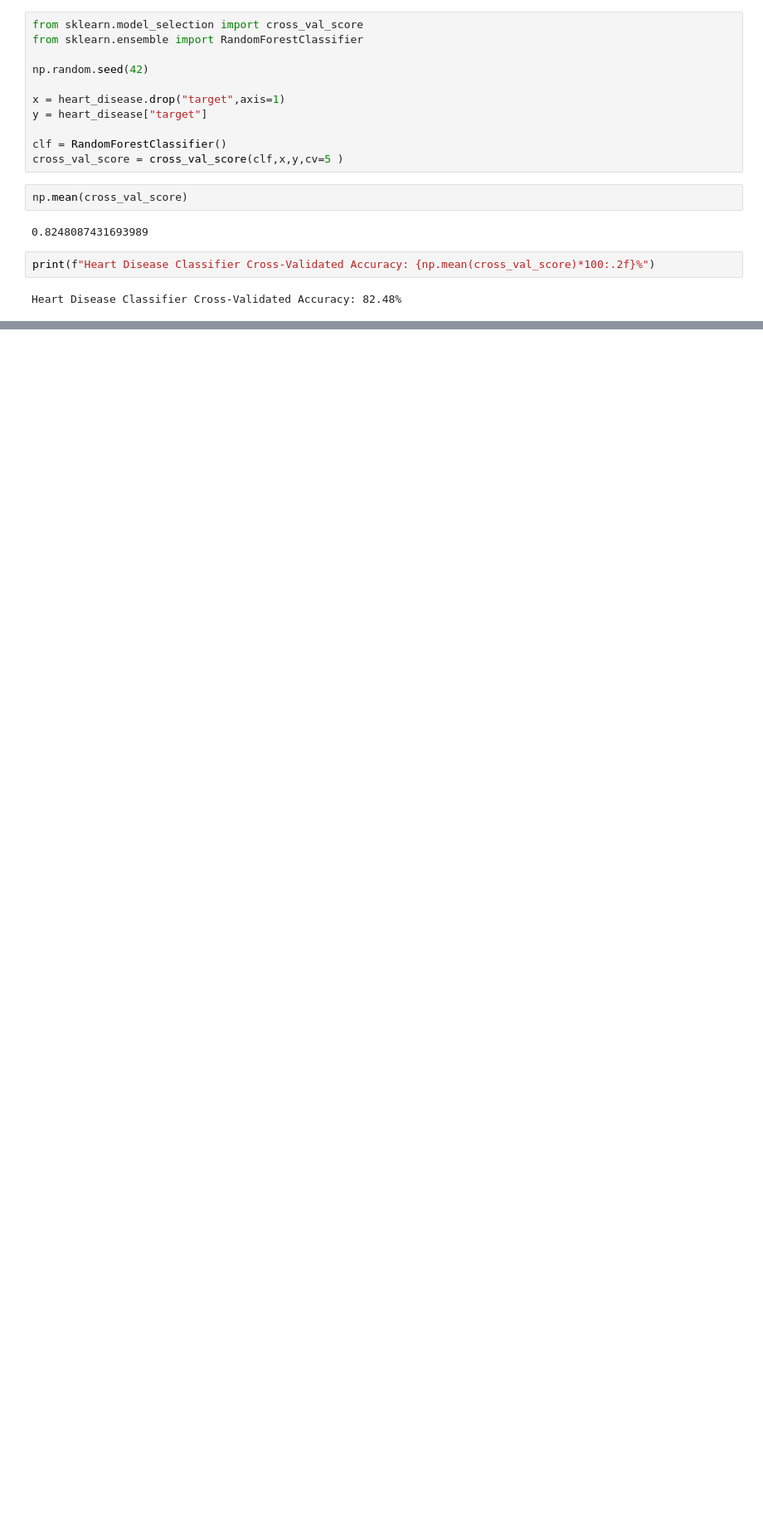
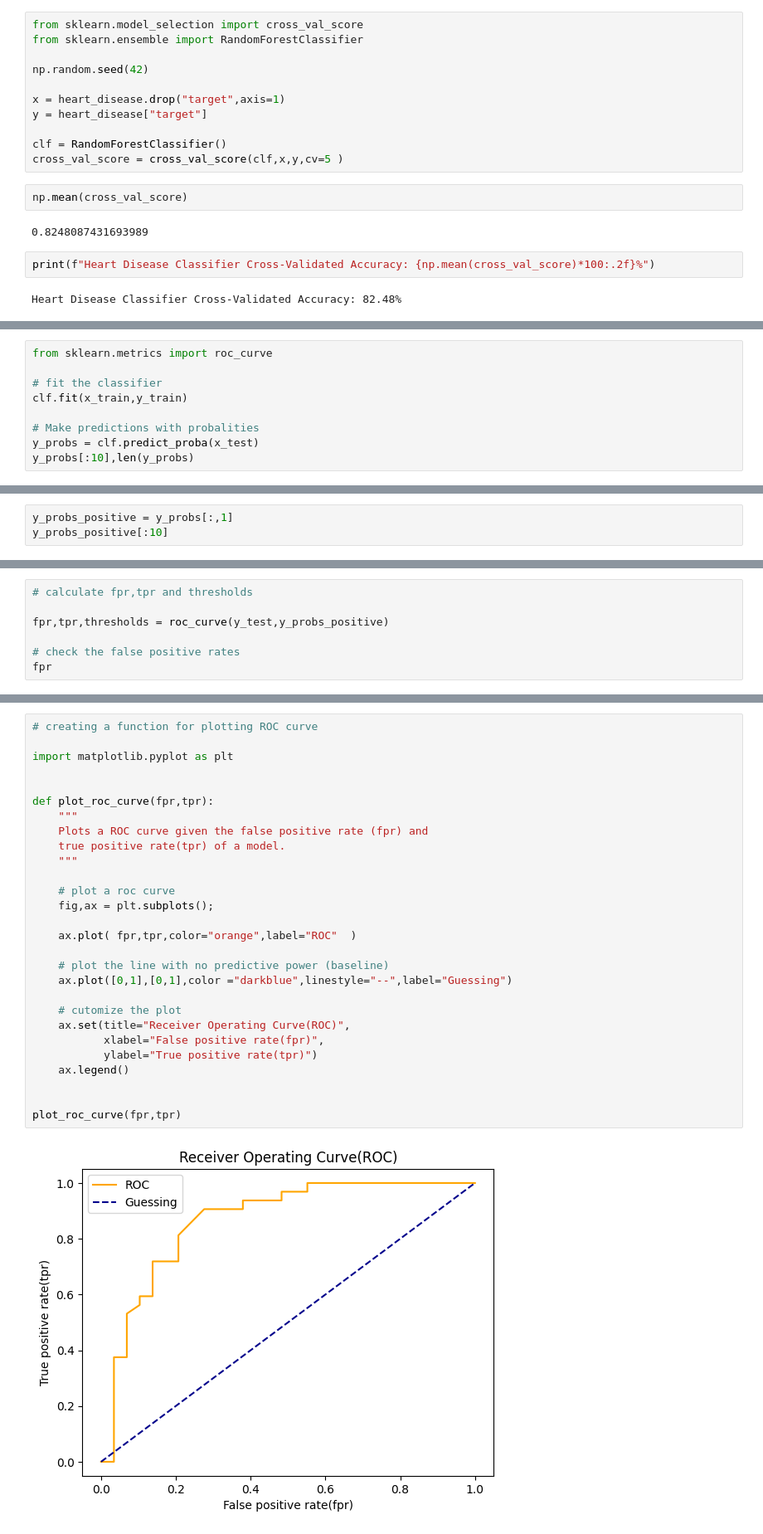
Before and after one commit to AKASH02003/Machine_learning, a Jupyter notebook: Scikit-learn/Introduction-scikit-learn.ipynb, the cells around one changed output, grey strips where cells are left out. Shown at 83% size. Cells and saved outputs as stored; diff of their text form; blank space fills up the shorter version.

```diff
--- a/Scikit-learn/Introduction-scikit-learn.ipynb
+++ b/Scikit-learn/Introduction-scikit-learn.ipynb
@@ -1434,0 +1450,9 @@ Heart Disease Classifier Cross-Validated Accuracy: 82.48%
+# %%
+from sklearn.metrics import roc_curve
+
+# fit the classifier
+clf.fit(x_train,y_train)
+
+# Make predictions with probalities
+y_probs = clf.predict_proba(x_test)
+y_probs[:10],len(y_probs)
@@ -1434,0 +1471,3 @@ Heart Disease Classifier Cross-Validated Accuracy: 82.48%
+# %%
+y_probs_positive = y_probs[:,1]
+y_probs_positive[:10]
@@ -1434,0 +1476,7 @@ Heart Disease Classifier Cross-Validated Accuracy: 82.48%
+# %%
+# calculate fpr,tpr and thresholds
+
+fpr,tpr,thresholds = roc_curve(y_test,y_probs_positive)
+
+# check the false positive rates
+fpr
@@ -1434,0 +1490,30 @@ Heart Disease Classifier Cross-Validated Accuracy: 82.48%
+# %%
+# creating a function for plotting ROC curve
+
+import matplotlib.pyplot as plt
+
+
+def plot_roc_curve(fpr,tpr):
+    """
+    Plots a ROC curve given the false positive rate (fpr) and
+    true positive rate(tpr) of a model.
+    """
+
+    # plot a roc curve
+    fig,ax = plt.subplots();
+
+    ax.plot( fpr,tpr,color="orange",label="ROC"  )
+
+    # plot the line with no predictive power (baseline)
+    ax.plot([0,1],[0,1],color ="darkblue",linestyle="--",label="Guessing")
+
+    # cutomize the plot
+    ax.set(title="Receiver Operating Curve(ROC)",
+           xlabel="False positive rate(fpr)",
+           ylabel="True positive rate(tpr)")
+    ax.legend()
+
+
+plot_roc_curve(fpr,tpr)
+# %% [output]
+[figure, added]
```
Also changed, not shown: parts of 25 cells of this notebook.
